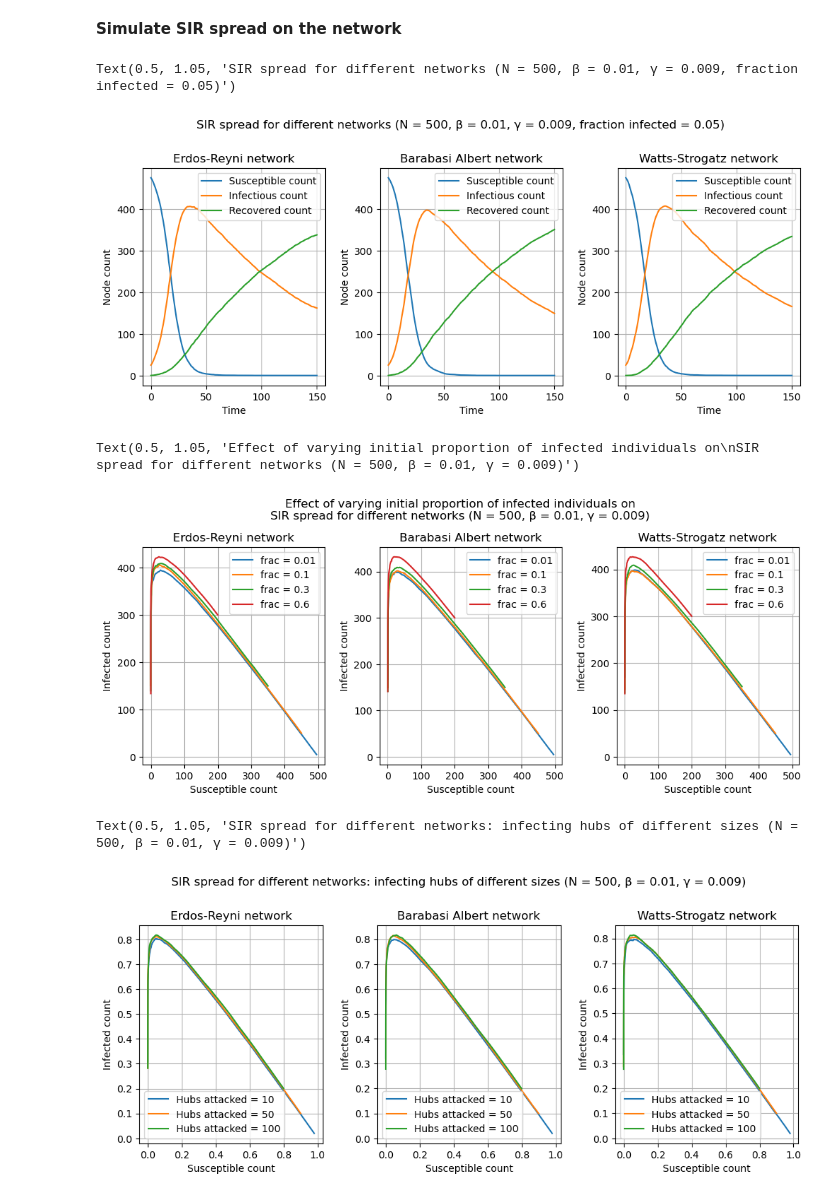
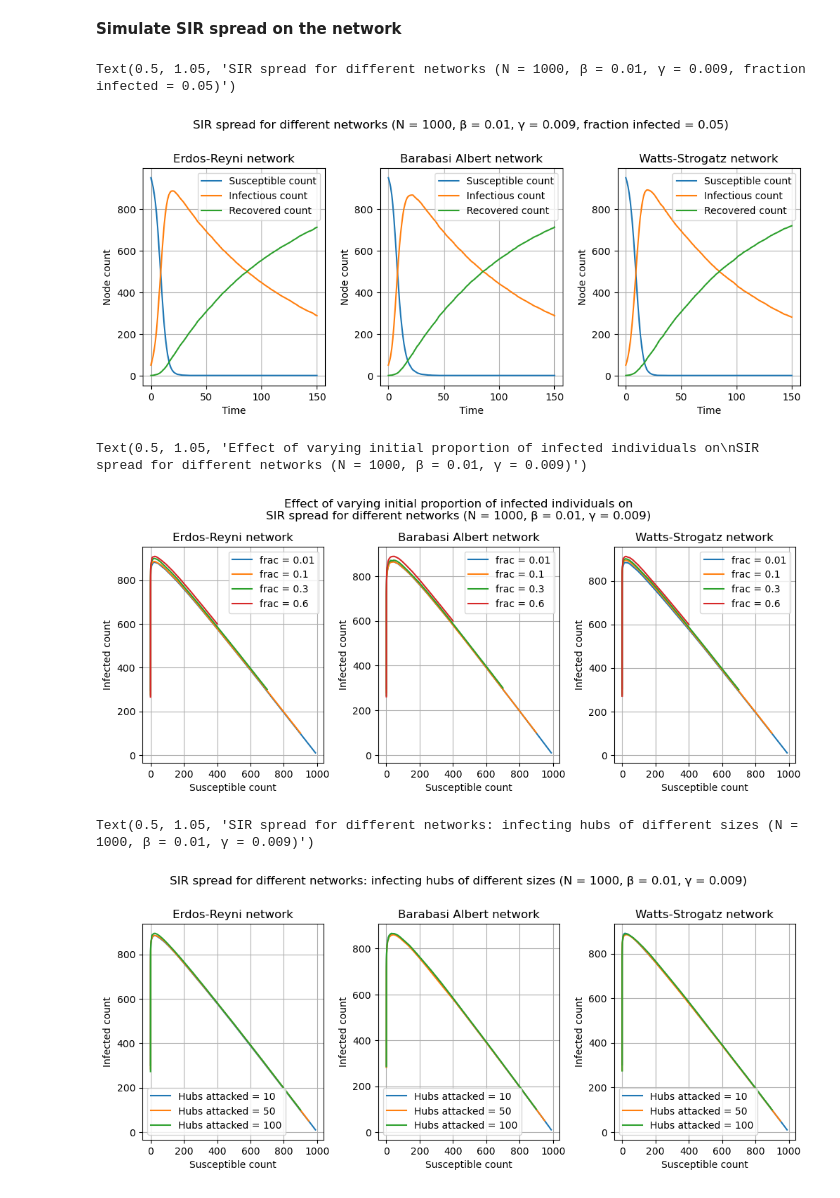
Before and after one commit to guoda23/ICLS_Assignment2, a Jupyter notebook: Networks.ipynb, the cells around one changed output. Cells and saved outputs as stored; diff of their text form; code cells hidden in the pictures.

```diff
--- a/Networks.ipynb
+++ b/Networks.ipynb
@@ -254,11 +254,11 @@ for prob in prob_variations:
 # %%
 #Finding networks of equivalent form: We control for N and number of edges
 
-N = 500
+N = 1000
 #adjust network parameters
 p_ER = 0.04
-m_BA = 10
-k_WS = 20
+m_BA = 20
+k_WS = 40
 p_WS = 0.2
 plt.figure(figsize=(10, 6))
 
@@ -290,11 +290,11 @@ print(list_avg(WS_edge_num))
 # %%
 #Plotting Network statistics against N
 
-N_variations = range(200, 900, 50)
+N_variations = range(500, 1000, 50)
 #adjust network parameters
 p_ER = 0.04
-m_BA = 10
-k_WS = 20
+m_BA = 20
+k_WS = 40
 p_WS = 0.2
 
 ER_clust_coef = []
@@ -389,10 +389,10 @@ plt.show()
 **Simulate SIR spread on the network**
 # %%
 #Network parameters (set from before, controlled for similarity)
-N = 500
+N = 1000
 p_ER = 0.04
-m_BA = 10
-k_WS = 20
+m_BA = 20
+k_WS = 40
 p_WS = 0.2
 
 #SIR parameters
@@ -418,53 +418,55 @@ for i in range(len(network_names)):
         #define network
         if network_names[i] == 'Erdos-Reyni':
             ER = nx.erdos_renyi_graph(N, p_ER, seed = seed)
+            model = ep.SIRModel(ER)
+
         elif network_names[i] == 'Barabasi Albert':
             BA = nx.barabasi_albert_graph(N, m_BA, seed = seed)
+            model = ep.SIRModel(BA)
         else:
             WS = nx.watts_strogatz_graph(N, k_WS, p_WS, seed = seed)
+            model = ep.SIRModel(WS)
 
-        # Import SIR
-        model = ep.SIRModel(ER)
 
         config_SIR(model, beta, gamma, fraction_infected)
 
         # Simulation
         iterations = model.iteration_bunch(time_steps)
         trends = model.build_trends(iterations)
         S_node_count, I_node_count, R_node_count = get_SIR_result_lists(trends)
         # Add run data to the pre-allocated list
         S_runs.append(S_node_count)
         I_runs.append(I_node_count)
         R_runs.append(R_node_count)
 
     #compute element-wise average across runs
 
     avg_S = average_runs(S_runs)
     avg_I = average_runs(I_runs)
     avg_R = average_runs(R_runs)
 
     #Plot
     ax[i].plot(time, avg_S, label = 'Susceptible count')
     ax[i].plot(time, avg_I, label = 'Infectious count')
     ax[i].plot(time, avg_R, label = 'Recovered count')
     ax[i].set_title(f'{network_names[i]} network')
     ax[i].set_xlabel('Time')
     ax[i].set_ylabel('Node count')
     ax[i].grid(True)
     ax[i].legend(loc = 'upper right')
 
 fig.suptitle(f'SIR spread for different networks (N = {N}, β = {beta}, γ = {gamma}, fraction infected = {fraction_infected})',  y=1.05)
 #NOTE: add network parameters in the caption of the figure in the report
 # %% [output]
-Text(0.5, 1.05, 'SIR spread for different networks (N = 500, β = 0.01, γ = 0.009, fraction infected = 0.05)')
+Text(0.5, 1.05, 'SIR spread for different networks (N = 1000, β = 0.01, γ = 0.009, fraction infected = 0.05)')
-[figure, old version]
+[figure, new version]
 # %%
 #Vary fraction of infected across different networks
 #Network parameters (set from before, controlled for similarity)
-N = 500
+N = 1000
 p_ER = 0.04
-m_BA = 10
-k_WS = 20
+m_BA = 20
+k_WS = 40
 p_WS = 0.2
 
 #SIR parameters
@@ -490,13 +492,13 @@ for i in range(len(network_names)):
             #define network
             if network_names[i] == 'Erdos-Reyni':
                 ER = nx.erdos_renyi_graph(N, p_ER, seed = seed)
+                model = ep.SIRModel(ER)
             elif network_names[i] == 'Barabasi Albert':
                 BA = nx.barabasi_albert_graph(N, m_BA, seed = seed)
+                model = ep.SIRModel(BA)
             else:
                 WS = nx.watts_strogatz_graph(N, k_WS, p_WS, seed = seed)
-
-            # Import SIR
-            model = ep.SIRModel(ER)
+                model = ep.SIRModel(WS)
 
             config_SIR(model, beta, gamma, fraction_infected)
 
@@ -524,16 +526,16 @@ for i in range(len(network_names)):
 fig.suptitle(f'Effect of varying initial proportion of infected individuals on\nSIR spread for different networks (N = {N}, β = {beta}, γ = {gamma})',  y=1.05)
 #NOTE: add network parameters in the caption of the figure in the report
 # %% [output]
-Text(0.5, 1.05, 'Effect of varying initial proportion of infected individuals on\nSIR spread for different networks (N = 500, β = 0.01, γ = 0.009)')
+Text(0.5, 1.05, 'Effect of varying initial proportion of infected individuals on\nSIR spread for different networks (N = 1000, β = 0.01, γ = 0.009)')
-[figure, old version]
+[figure, new version]
 # %%
 #Infect some nodes with highest degree. Vary the number of these "hubs" attacked
 
 #Network parameters (set from before, controlled for similarity)
-N = 500
+N = 1000
 p_ER = 0.04
-m_BA = 10
-k_WS = 20
+m_BA = 20
+k_WS = 40
 p_WS = 0.2
 
 #SIR parameters
@@ -560,15 +562,15 @@ for i in range(len(network_names)):
             if network_names[i] == 'Erdos-Reyni':
                 ER = nx.erdos_renyi_graph(N, p_ER, seed = seed)
                 hubs = get_max_degree_nodes(ER, hub_no)
+                model = ep.SIRModel(ER)
             elif network_names[i] == 'Barabasi Albert':
                 BA = nx.barabasi_albert_graph(N, m_BA, seed = seed)
                 hubs = get_max_degree_nodes(BA, hub_no)
+                model = ep.SIRModel(BA)
             else:
                 WS = nx.watts_strogatz_graph(N, k_WS, p_WS, seed = seed)
                 hubs = get_max_degree_nodes(WS, hub_no)
-
-            # Import SIR
-            model = ep.SIRModel(ER)
+                model = ep.SIRModel(WS)
 
             config_SIR(model, beta, gamma, infect_specific_nodes = True, infected_nodes = hubs)
 
@@ -596,8 +598,8 @@ for i in range(len(network_names)):
 fig.suptitle(f'SIR spread for different networks: infecting hubs of different sizes (N = {N}, β = {beta}, γ = {gamma})',  y=1.05)
 #NOTE: add network parameters in the caption of the figure in the report
 # %% [output]
-Text(0.5, 1.05, 'SIR spread for different networks: infecting hubs of different sizes (N = 500, β = 0.01, γ = 0.009)')
+Text(0.5, 1.05, 'SIR spread for different networks: infecting hubs of different sizes (N = 1000, β = 0.01, γ = 0.009)')
-[figure, old version]
+[figure, new version]
 # %%
 #Compare infecting X random nodes vs. infect X nodes with highest degree
 
```
Also changed, not shown: parts of 9 cells of this notebook, 11 other files.
